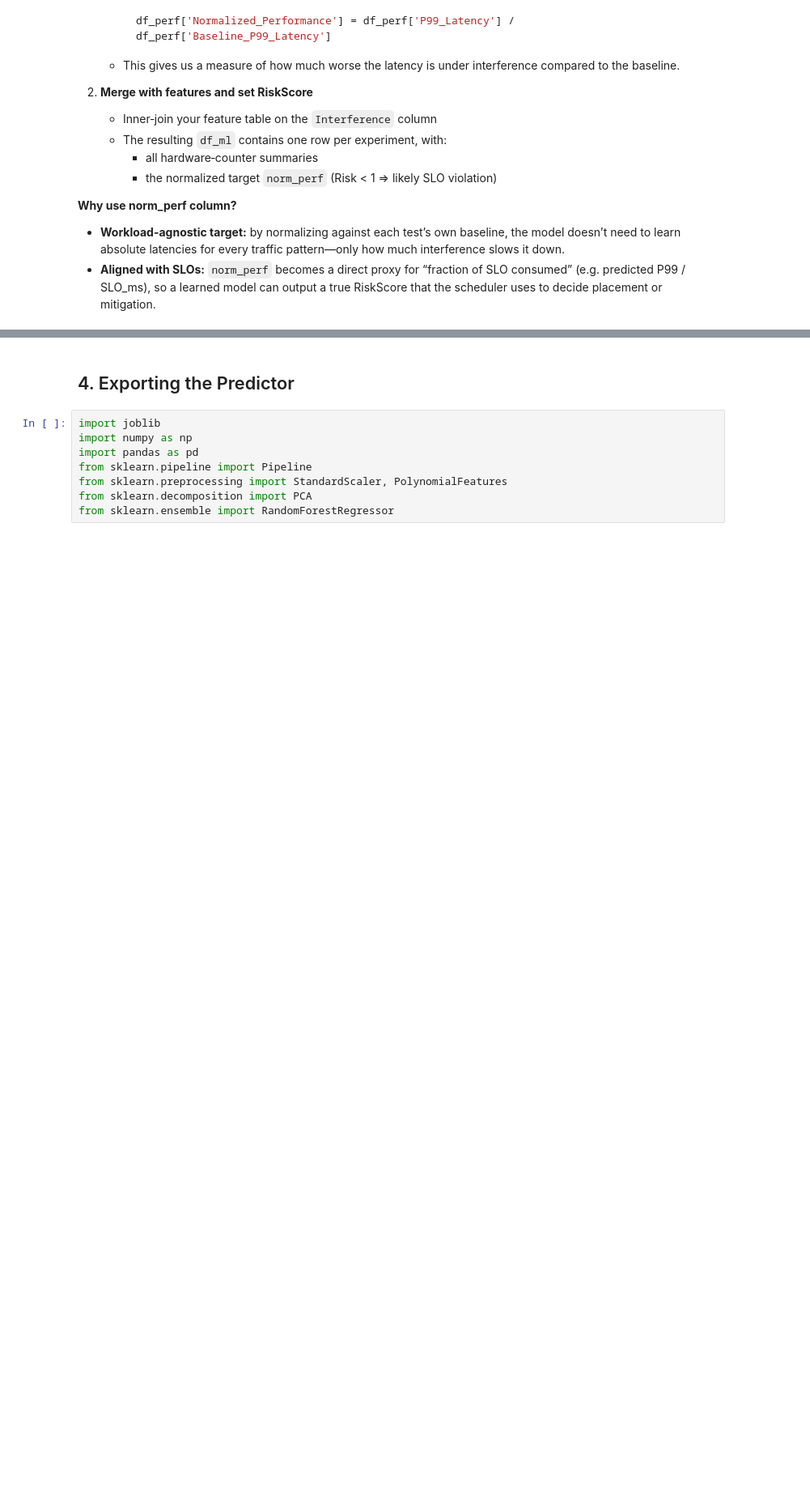
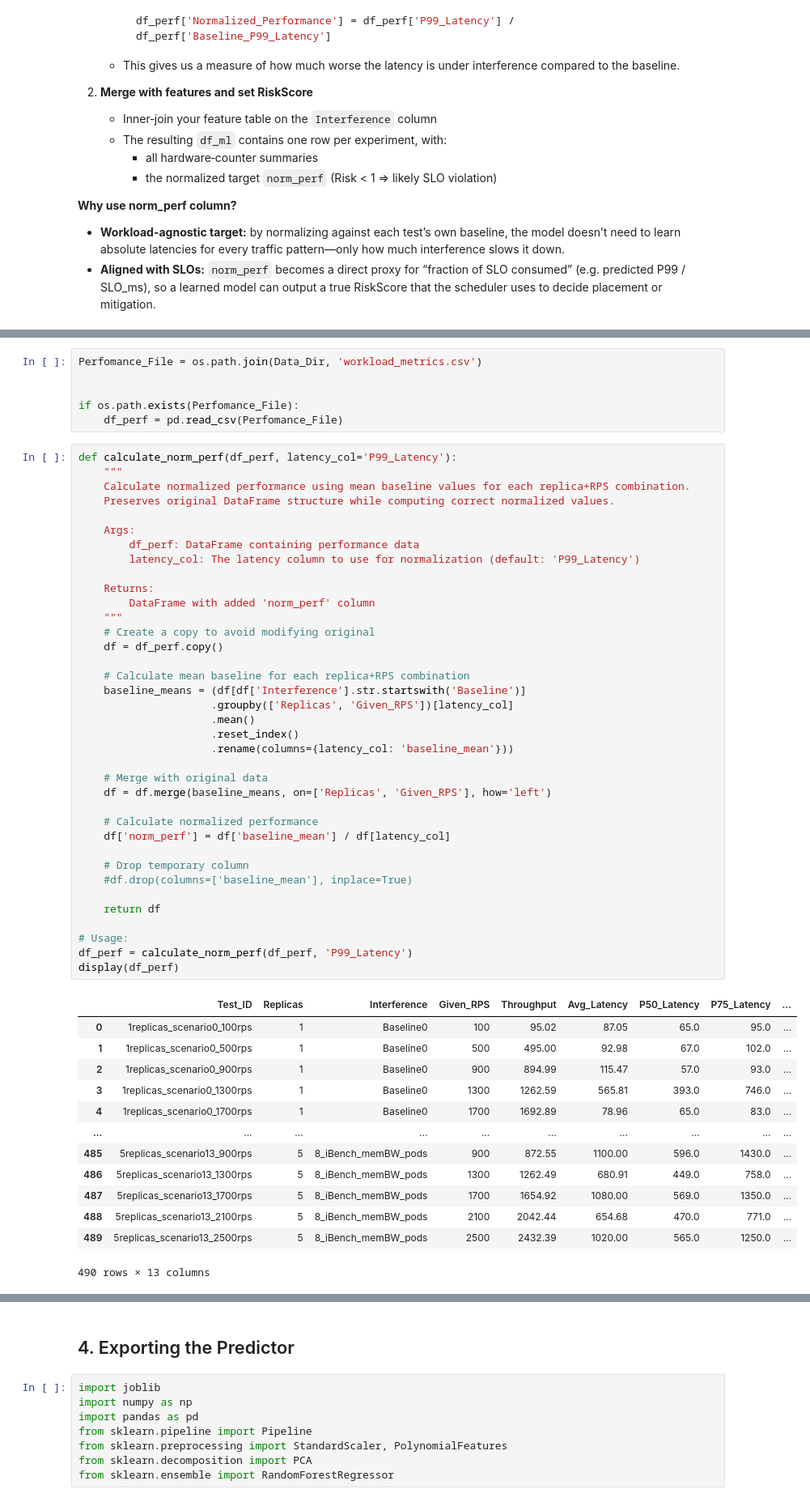
Before and after one commit to georgakopoulosgeo/Interference_Thesis_NTUA, a Jupyter notebook: profiling/slowdown_predictor.ipynb, the cells around one changed output, grey strips where cells are left out. Shown at 81% size. Drawn from its saved outputs; the diff is of its cells as text; blank space fills up the shorter version.

```diff
--- a/profiling/slowdown_predictor.ipynb
+++ b/profiling/slowdown_predictor.ipynb
@@ -660,2 +626,59 @@ display(df_perf.head(5))
+# %%
+Perfomance_File = os.path.join(Data_Dir, 'workload_metrics.csv')
+
+
+if os.path.exists(Perfomance_File):
+    df_perf = pd.read_csv(Perfomance_File)
+# %%
+def calculate_norm_perf(df_perf, latency_col='P99_Latency'):
+    """
+    Calculate normalized performance using mean baseline values for each replica+RPS combination.
+    Preserves original DataFrame structure while computing correct normalized values.
+
+    Args:
+        df_perf: DataFrame containing performance data
+        latency_col: The latency column to use for normalization (default: 'P99_Latency')
+
+    Returns:
+        DataFrame with added 'norm_perf' column
+    """
+    # Create a copy to avoid modifying original
+    df = df_perf.copy()
+
+    # Calculate mean baseline for each replica+RPS combination
+    baseline_means = (df[df['Interference'].str.startswith('Baseline')]
+                     .groupby(['Replicas', 'Given_RPS'])[latency_col]
+                     .mean()
+                     .reset_index()
+                     .rename(columns={latency_col: 'baseline_mean'}))
+
+    # Merge with original data
+    df = df.merge(baseline_means, on=['Replicas', 'Given_RPS'], how='left')
+
+    # Calculate normalized performance
+    df['norm_perf'] = df['baseline_mean'] / df[latency_col]
+
+    # Drop temporary column
+    #df.drop(columns=['baseline_mean'], inplace=True)
+
+    return df
+
+# Usage:
+df_perf = calculate_norm_perf(df_perf, 'P99_Latency')
+display(df_perf)
+# %% [output]
+|  | Test_ID | Replicas | Interference | Given_RPS | Throughput | Avg_Latency | P50_Latency | P75_Latency | ... |
+| 0 | 1replicas_scenario0_100rps | 1 | Baseline0 | 100 | 95.02 | 87.05 | 65.0 | 95.0 | ... |
+| 1 | 1replicas_scenario0_500rps | 1 | Baseline0 | 500 | 495.00 | 92.98 | 67.0 | 102.0 | ... |
+| 2 | 1replicas_scenario0_900rps | 1 | Baseline0 | 900 | 894.99 | 115.47 | 57.0 | 93.0 | ... |
+| 3 | 1replicas_scenario0_1300rps | 1 | Baseline0 | 1300 | 1262.59 | 565.81 | 393.0 | 746.0 | ... |
+| 4 | 1replicas_scenario0_1700rps | 1 | Baseline0 | 1700 | 1692.89 | 78.96 | 65.0 | 83.0 | ... |
+| ... | ... | ... | ... | ... | ... | ... | ... | ... | ... |
+| 485 | 5replicas_scenario13_900rps | 5 | 8_iBench_memBW_pods | 900 | 872.55 | 1100.00 | 596.0 | 1430.0 | ... |
+| 486 | 5replicas_scenario13_1300rps | 5 | 8_iBench_memBW_pods | 1300 | 1262.49 | 680.91 | 449.0 | 758.0 | ... |
+| 487 | 5replicas_scenario13_1700rps | 5 | 8_iBench_memBW_pods | 1700 | 1654.92 | 1080.00 | 569.0 | 1350.0 | ... |
+| 488 | 5replicas_scenario13_2100rps | 5 | 8_iBench_memBW_pods | 2100 | 2042.44 | 654.68 | 470.0 | 771.0 | ... |
+| 489 | 5replicas_scenario13_2500rps | 5 | 8_iBench_memBW_pods | 2500 | 2432.39 | 1020.00 | 565.0 | 1250.0 | ... |
+490 rows × 13 columns
 # %%
 if not df_perf.empty and not df_features_HR.empty:
```
Also changed, not shown: parts of 9 cells of this notebook.
